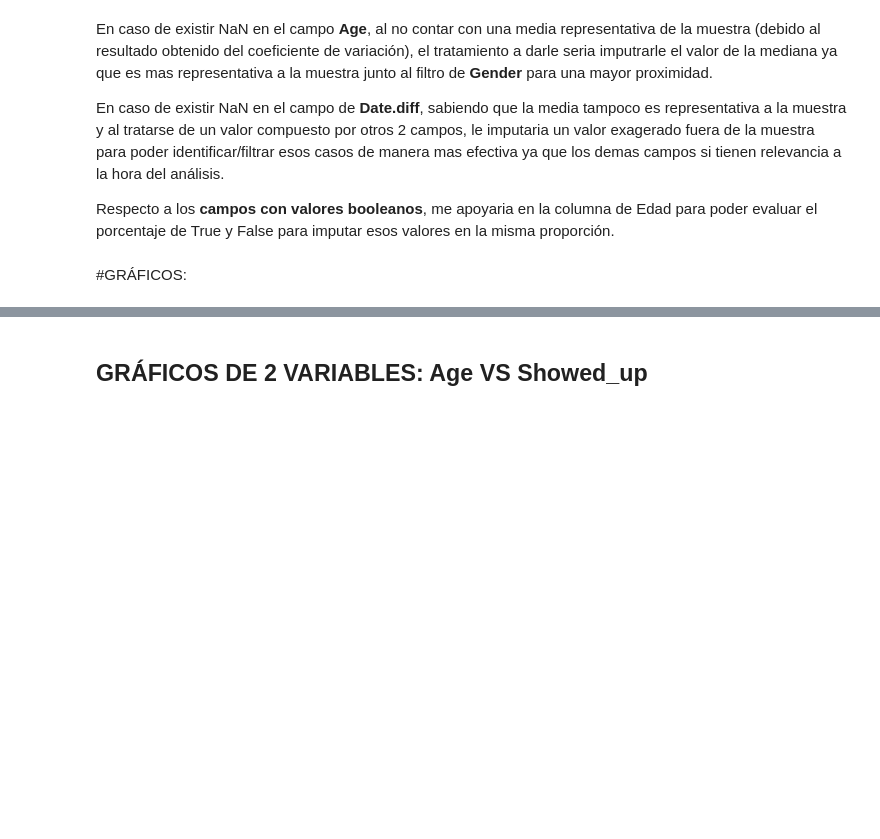
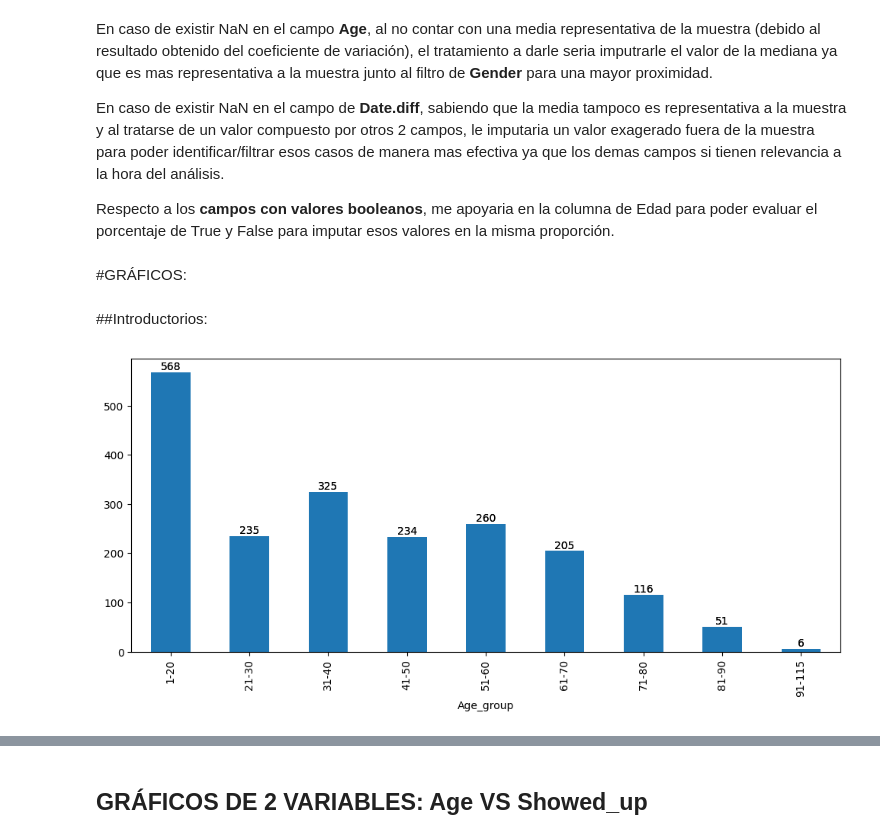
Before and after one commit to boulchouk1/Proyecto-DS-2-CoderHouse, a Jupyter notebook: ProyectoDS2Parte_I_Boulchouk_Alexis_Comisión_90455.ipynb, the cells around one changed output, grey strips where cells are left out. Cells and saved outputs as stored; diff of their text form; code cells hidden in the pictures; blank space fills up the shorter version.

```diff
--- a/ProyectoDS2Parte_I_Boulchouk_Alexis_Comisión_90455.ipynb
+++ b/ProyectoDS2Parte_I_Boulchouk_Alexis_Comisión_90455.ipynb
@@ -262,3 +268,13 @@ En caso de existir NaN en el campo de **Date.diff**, sabiendo que la media tampo
 Respecto a los **campos con valores booleanos**, me apoyaria en la columna de Edad para poder evaluar el porcentaje de True y False para imputar esos valores en la misma proporción.
 # %% [markdown]
 #GRÁFICOS:
+# %% [markdown]
+##Introductorios:
+# %%
+plt.figure(figsize = (12,5))
+df.groupby("Age_group").size().plot(kind="bar");
+ax = df.groupby("Age_group").size().plot(kind="bar")
+for container in ax.containers:
+    ax.bar_label(container)
+# %% [output]
+[figure, added]
```
Also changed, not shown: parts of 9 cells of this notebook.
